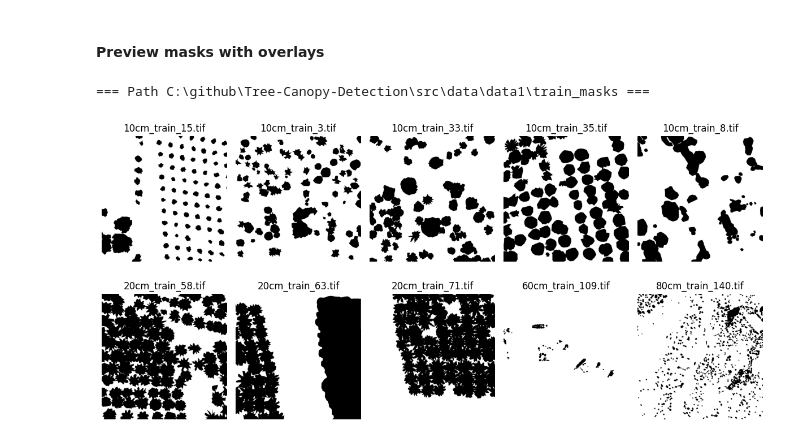
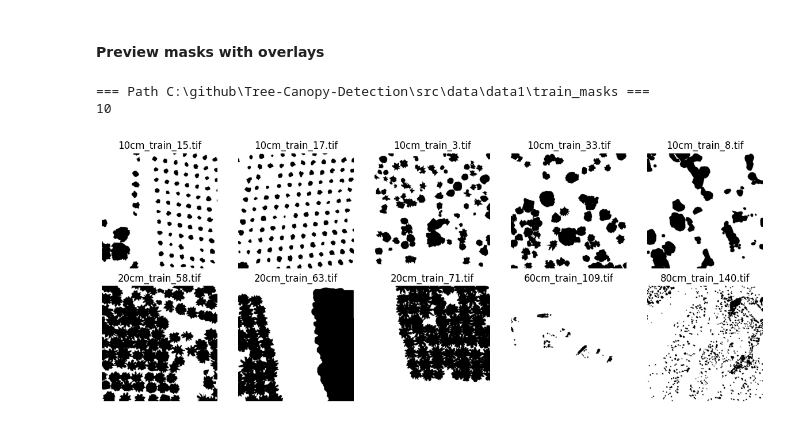
Before and after one commit to bluefate/cap6415-tree-canopy-detection, a Jupyter notebook: notebooks/00_image_extract.ipynb, the cells around one changed output. Saved outputs shown, nothing was run; the diff lists cells and outputs as text; code cells hidden in the pictures.

```diff
--- a/notebooks/00_image_extract.ipynb
+++ b/notebooks/00_image_extract.ipynb
@@ -103,23 +111,29 @@ for entry in entries:
     save_mask(mask, save_path)
 # %% [markdown]
 #### Preview masks with overlays
-# %%
-t(f"Path {mask_dir}")
-
-sample_train_filenames = { Path(p).stem for p in sample_train_set }
-
-sample = sorted([f for f in mask_dir.glob("*.*") if f.stem in sample_train_filenames])
-sample = sorted(sample, key = lambda f: f.stem)
-
-plt.figure(figsize = (12, 6))
-for i, path in enumerate(sample, 1):
-    mask = cv2.imread(str(path), cv2.IMREAD_GRAYSCALE)
-    plt.subplot(2, 5, i)
-    plt.imshow(mask, cmap = "Grays")
-    plt.title(path.name)
-    plt.axis("off")
-plt.tight_layout()
-plt.show()
-# %% [output]
-=== Path C:\github\Tree-Canopy-Detection\src\data\data1\train_masks ===
-[figure, removed]
+# %%
+t(f"Path {mask_dir}")
+p(len(sample_train_set))
+sample_train_filenames = { Path(p).stem for p in sample_train_set }
+
+sample = sorted([f for f in mask_dir.glob("*.tif") if f.stem in sample_train_filenames])
+sample = sorted(sample, key = lambda f: f.stem)
+
+# Dynamic grid calculation
+n_samples = len(sample)
+n_cols = 5
+n_rows = (n_samples + n_cols - 1) // n_cols  # Ceiling division
+
+plt.figure(figsize = (12, 2.4 * n_rows))
+for i, path in enumerate(sample, 1):
+    mask = cv2.imread(str(path), cv2.IMREAD_GRAYSCALE)
+    plt.subplot(n_rows, n_cols, i)
+    plt.imshow(mask, cmap = "Grays")
+    plt.title(path.name)
+    plt.axis("off")
+plt.tight_layout()
+plt.show()
+# %% [output]
+=== Path C:\github\Tree-Canopy-Detection\src\data\data1\train_masks ===
+10
+[figure, added]
```
Also changed, not shown: parts of 2 cells of this notebook, 40 other files.
